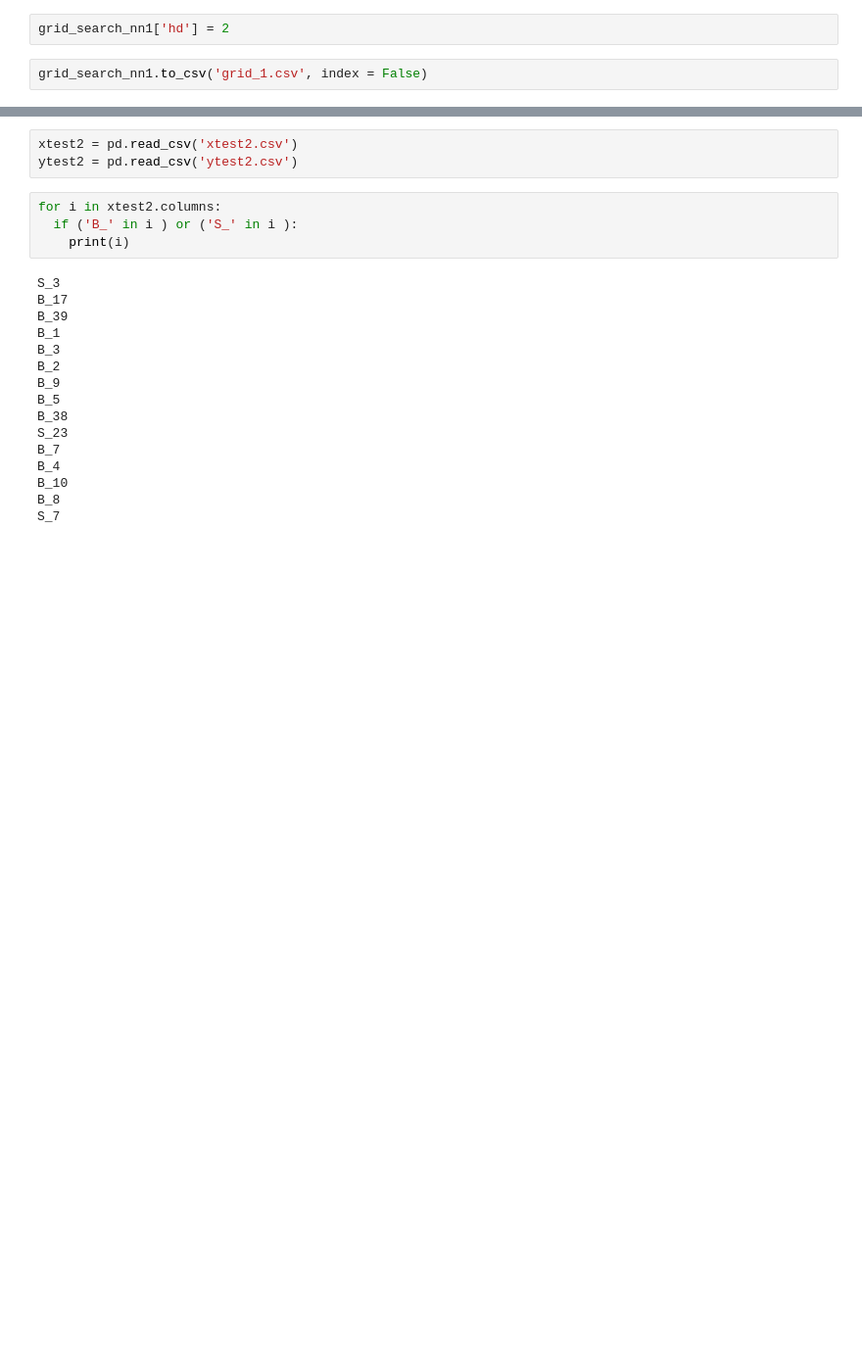
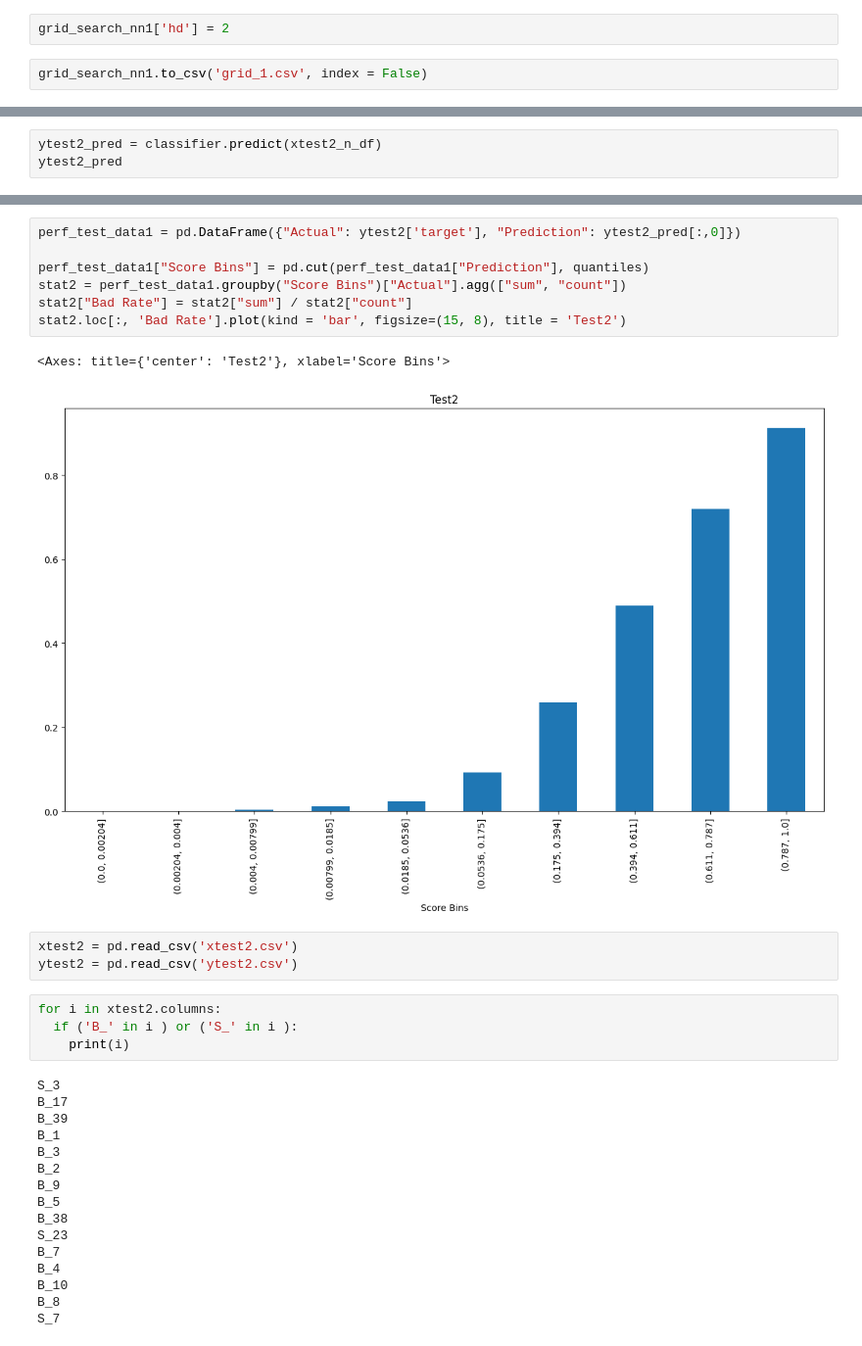
Before and after one commit to Shritej24c/Credit-Default-Pred, a Jupyter notebook: XGB.ipynb, the cells around one changed output, grey strips where cells are left out. Shown at 98% size. Cells and saved outputs as stored; diff of their text form; blank space fills up the shorter version.

```diff
--- a/XGB.ipynb
+++ b/XGB.ipynb
@@ -1005,0 +1049,3 @@ NameError: ignored
+# %%
+ytest2_pred = classifier.predict(xtest2_n_df)
+ytest2_pred
@@ -1006,3 +1114,13 @@ NameError: ignored
+# %%
+perf_test_data1 = pd.DataFrame({"Actual": ytest2['target'], "Prediction": ytest2_pred[:,0]})
+
+perf_test_data1["Score Bins"] = pd.cut(perf_test_data1["Prediction"], quantiles)
+stat2 = perf_test_data1.groupby("Score Bins")["Actual"].agg(["sum", "count"])
+stat2["Bad Rate"] = stat2["sum"] / stat2["count"]
+stat2.loc[:, 'Bad Rate'].plot(kind = 'bar', figsize=(15, 8), title = 'Test2')
+# %% [output]
+<Axes: title={'center': 'Test2'}, xlabel='Score Bins'>
+[figure, added]
 # %%
 xtest2 = pd.read_csv('xtest2.csv')
 ytest2 = pd.read_csv('ytest2.csv')
```
Also changed, not shown: parts of 92 cells of this notebook.
